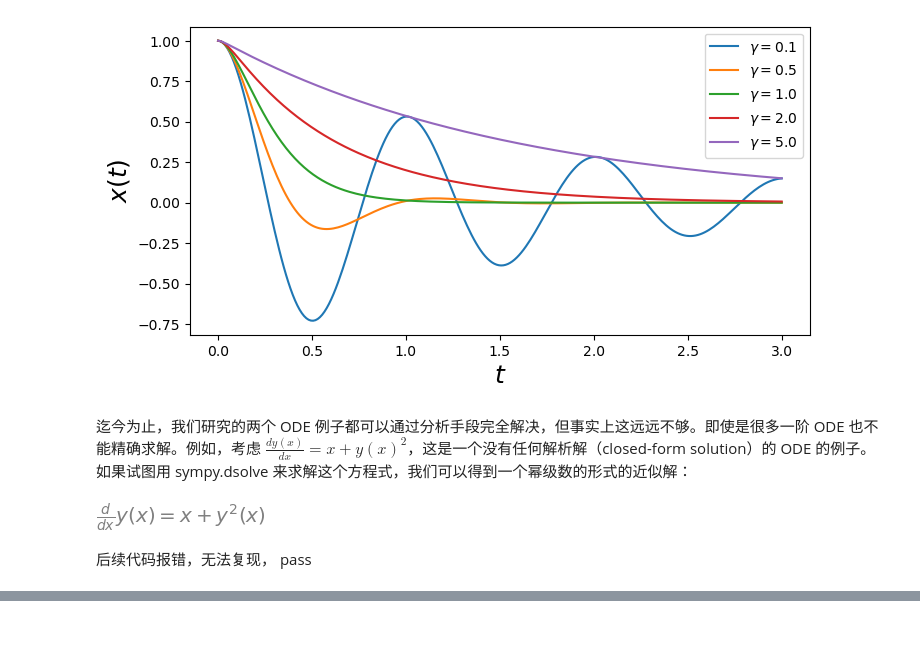
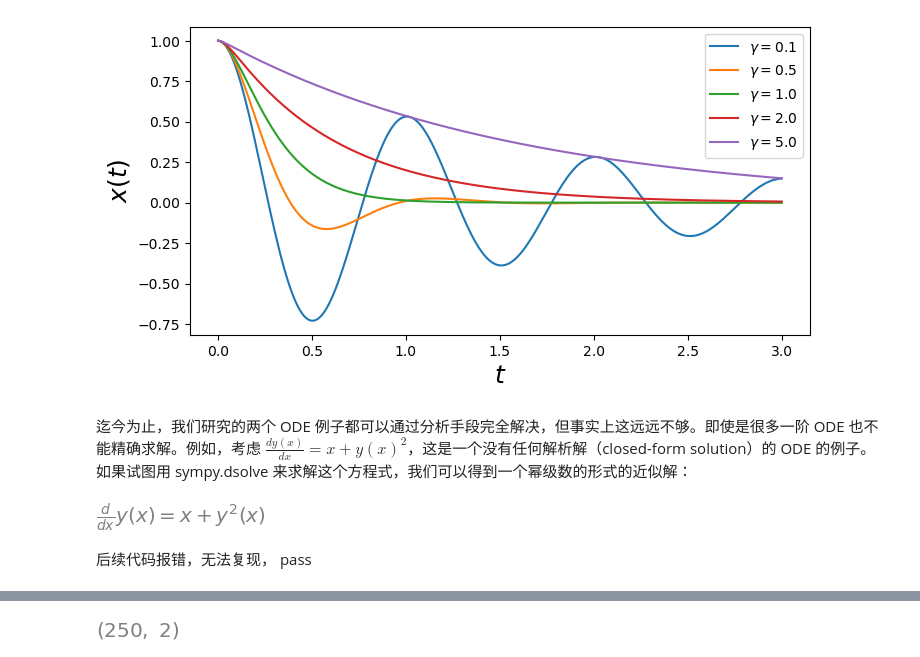
Before and after one commit to xuanyabulema/JupyterNotebook, a Jupyter notebook: ODE.ipynb, the cells around one changed output, grey strips where cells are left out. Cells and saved outputs as stored; diff of their text form; code cells hidden in the pictures; blank space fills up the shorter version.

```diff
--- a/ODE.ipynb
+++ b/ODE.ipynb
@@ -188,0 +291,5 @@ pass
+# %%
+a, b, c, d = 0.4, 0.002, 0.001, 0.7
+def f(xy, t):
+    x, y = xy
+    return [a * x - b * x * y, c * x * y - d * y]
@@ -188,0 +298,7 @@ pass
+# %%
+xy0 = [600, 400]
+t = np.linspace(0, 50, 250)
+xy_t = integrate.odeint(f, xy0, t)
+xy_t.shape
+# %% [output]
+[figure, added]
```
Also changed, not shown: parts of 68 cells of this notebook.
